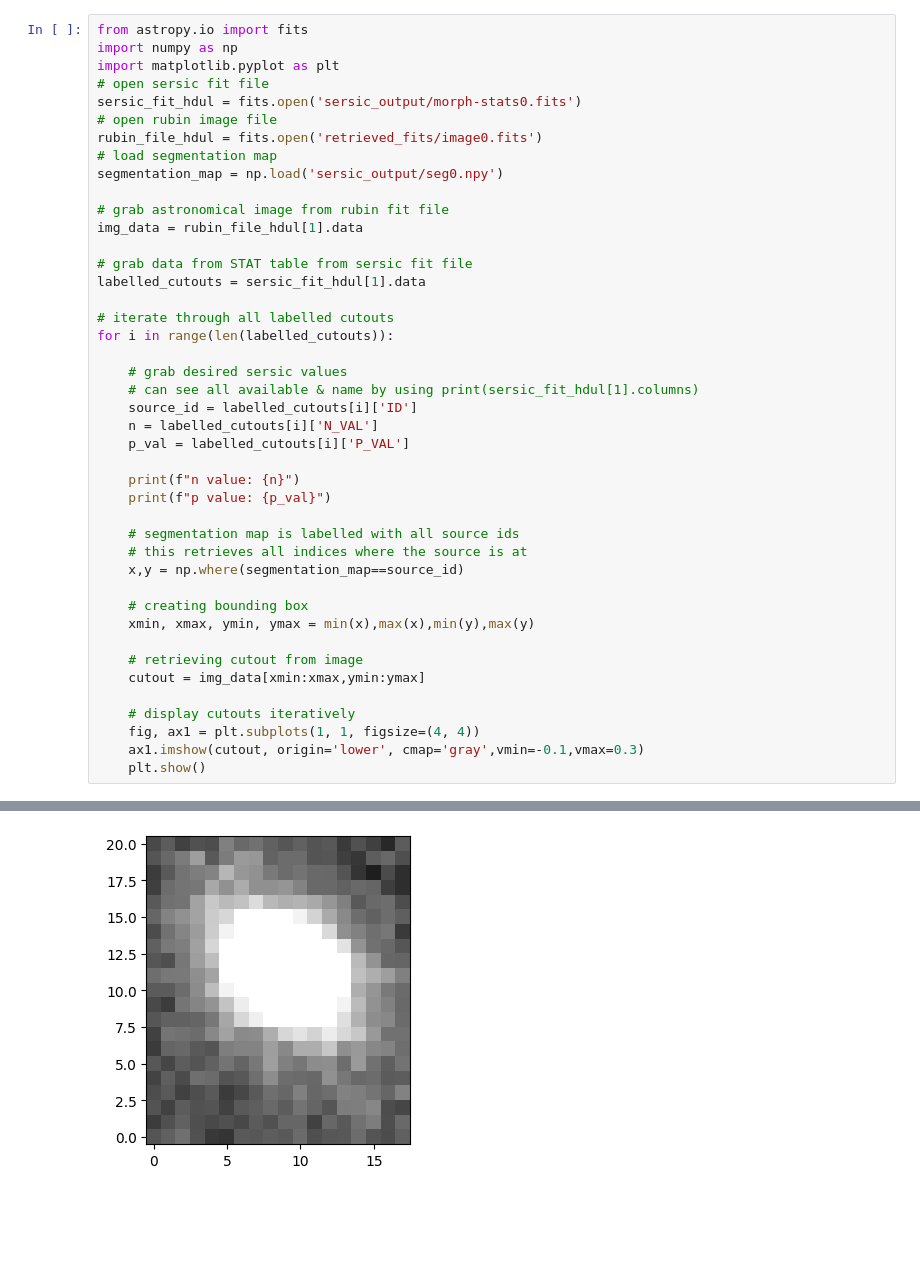
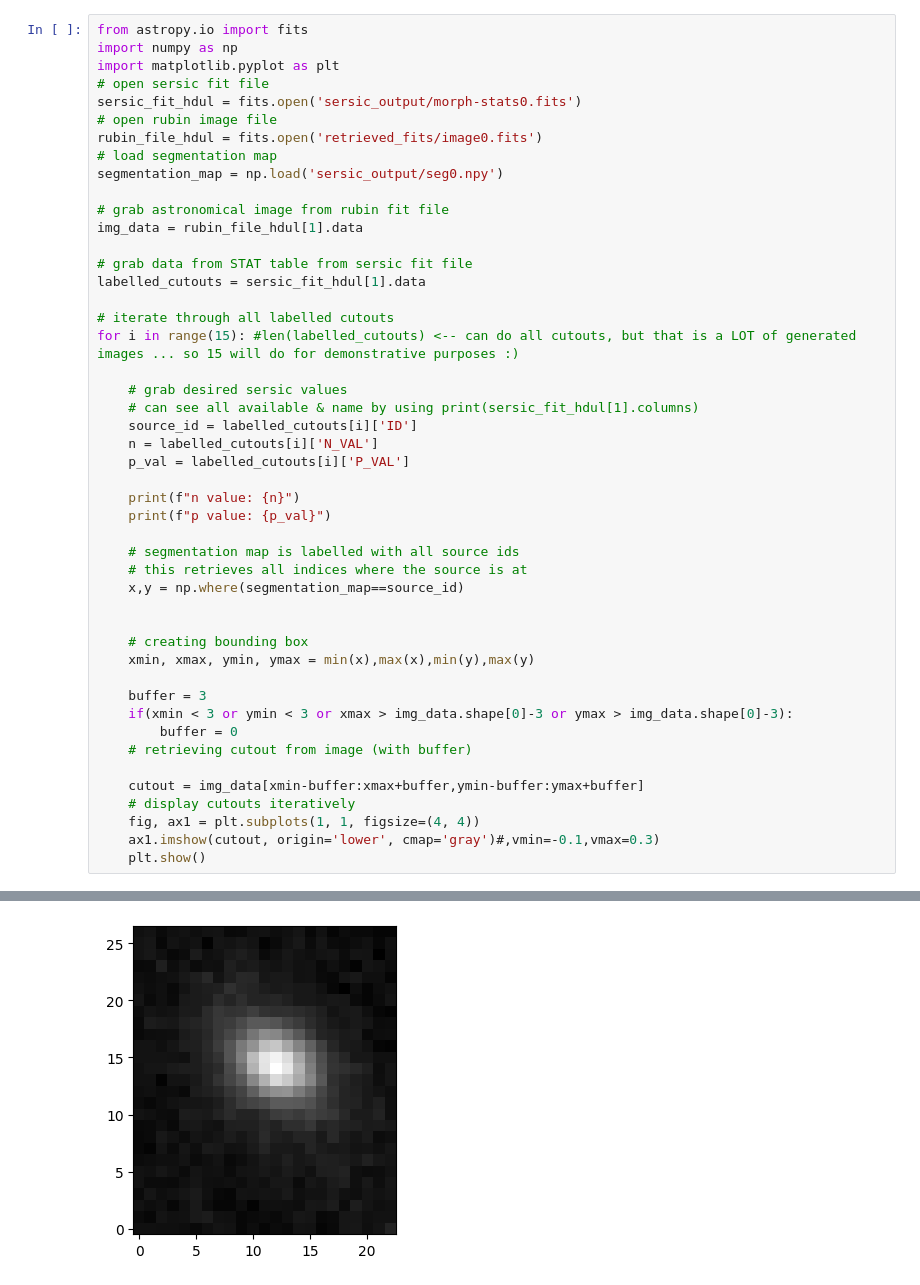
Before and after one commit to sierrajanson/Comp_Astro_Lab-Rubin, a Jupyter notebook: program/reconstructing_cutouts.ipynb, the cells around one changed output, grey strips where cells are left out. Saved outputs shown, nothing was run; the diff lists cells and outputs as text; blank space fills up the shorter version.

```diff
--- a/program/reconstructing_cutouts.ipynb
+++ b/program/reconstructing_cutouts.ipynb
@@ -16,7 +16,7 @@ img_data = rubin_file_hdul[1].data
 labelled_cutouts = sersic_fit_hdul[1].data
 
 # iterate through all labelled cutouts
-for i in range(len(labelled_cutouts)):
+for i in range(15): #len(labelled_cutouts) <-- can do all cutouts, but that is a LOT of generated images ... so 15 will do for demonstrative purposes :)
 
     # grab desired sersic values
     # can see all available & name by using print(sersic_fit_hdul[1].columns)
@@ -31,15 +31,19 @@ for i in range(len(labelled_cutouts)):
     # this retrieves all indices where the source is at
     x,y = np.where(segmentation_map==source_id)
 
+
     # creating bounding box
     xmin, xmax, ymin, ymax = min(x),max(x),min(y),max(y)
 
-    # retrieving cutout from image
-    cutout = img_data[xmin:xmax,ymin:ymax]
+    buffer = 3
+    if(xmin < 3 or ymin < 3 or xmax > img_data.shape[0]-3 or ymax > img_data.shape[0]-3):
+        buffer = 0
+    # retrieving cutout from image (with buffer)
 
+    cutout = img_data[xmin-buffer:xmax+buffer,ymin-buffer:ymax+buffer]
     # display cutouts iteratively
     fig, ax1 = plt.subplots(1, 1, figsize=(4, 4))
-    ax1.imshow(cutout, origin='lower', cmap='gray',vmin=-0.1,vmax=0.3)
+    ax1.imshow(cutout, origin='lower', cmap='gray')#,vmin=-0.1,vmax=0.3)
     plt.show()
 # %% [output]
 n value: 0.8700299859046936
@@ -54,5 +58,5 @@ p value: 1.0
 n value: 1.8539899587631226
 p value: 1.0
-[figure, old version]
+[figure, new version]
 n value: 1.7723199129104614
 p value: 1.0
```
Also changed, not shown: parts of 1 cell of this notebook.
